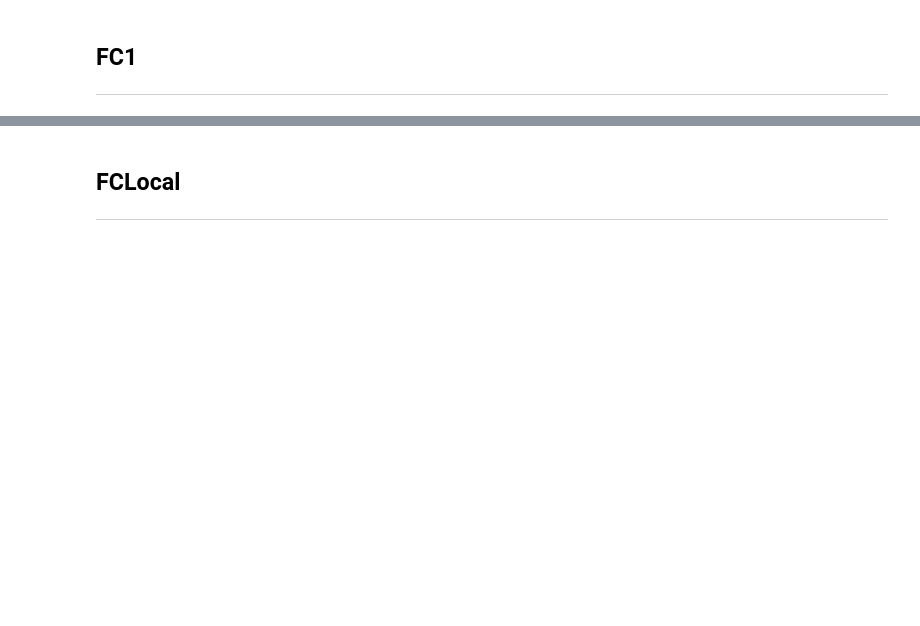
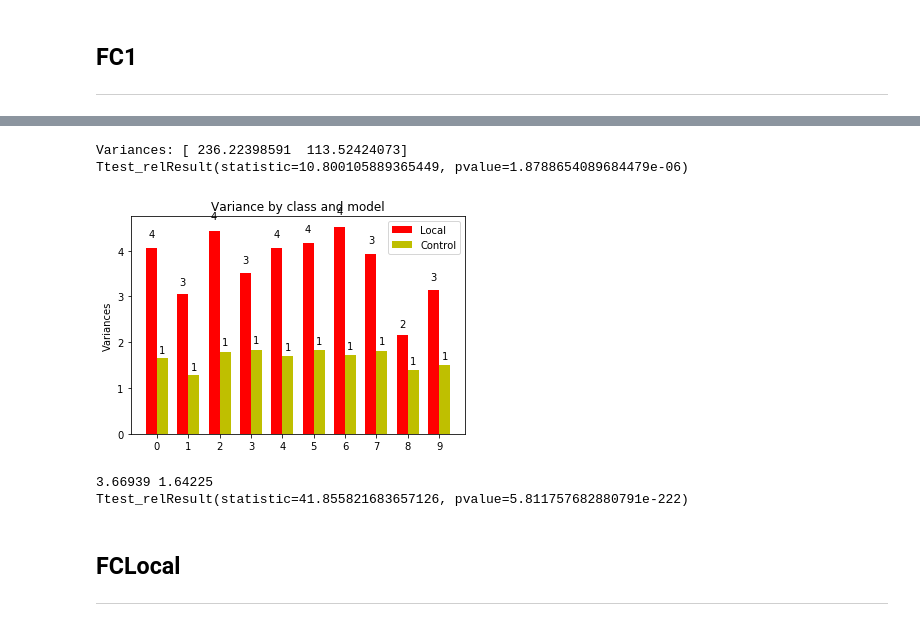
Before and after one commit to alexsax/Locality-Prior, a Jupyter notebook: Visualizing activations.ipynb, the cells around one changed output, grey strips where cells are left out. Cells and saved outputs as stored; diff of their text form; code cells hidden in the pictures; blank space fills up the shorter version.

```diff
--- a/Visualizing activations.ipynb
+++ b/Visualizing activations.ipynb
@@ -213,4 +215,18 @@ N: 87
 ... (10 outputs left out)
+# %%
+plot_variances(layer_1_class_activations, layer_1_counts)
+# %% [output]
+Variances: [ 236.22398591  113.52424073]
+Ttest_relResult(statistic=10.800105889365449, pvalue=1.8788654089684479e-06)
+[figure, added]
+# %%
+print np.mean(local_activations), np.mean(classic_activations)
+print stats.ttest_rel(
+    np.mean(local_activations, axis=1),
+    np.mean(classic_activations, axis=1))
+# %% [output]
+3.66939 1.64225
+Ttest_relResult(statistic=41.855821683657126, pvalue=5.811757682880791e-222)
 # %% [markdown]
 ## FCLocal
 ---
```
Also changed, not shown: parts of 10 cells of this notebook, 1 other file.
